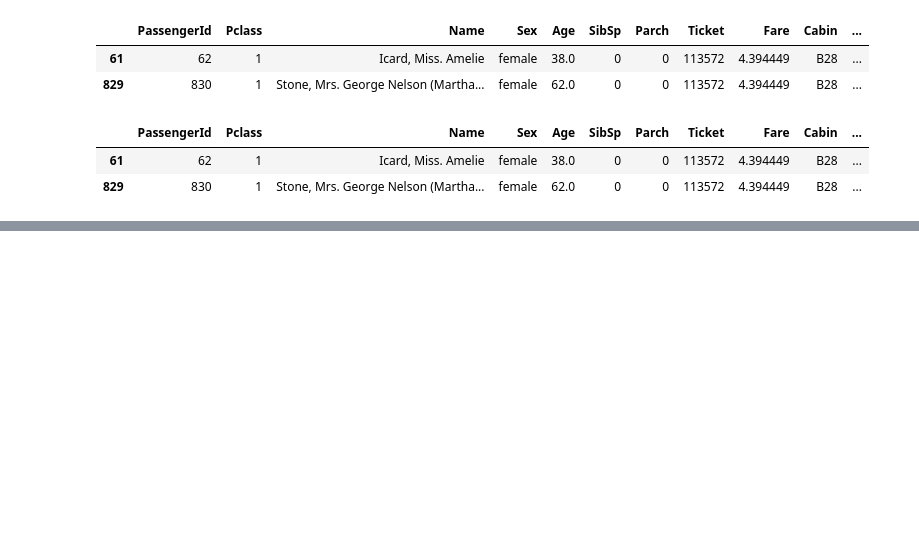
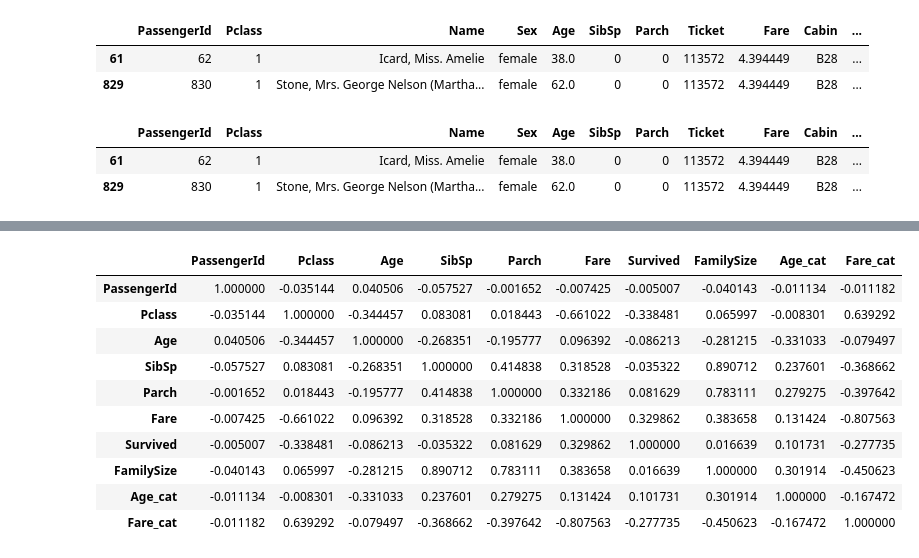
Before and after one commit to Mujoung-Kim/Spart_study, a Jupyter notebook: code/Titanic.ipynb, the cells around one changed output, grey strips where cells are left out. Drawn from its saved outputs; the diff is of its cells as text; code cells hidden in the pictures; blank space fills up the shorter version.

```diff
--- a/code/Titanic.ipynb
+++ b/code/Titanic.ipynb
@@ -523,0 +601,13 @@ df_train.loc[[61, 829]]
+# %%
+for index, value in enumerate(df_train['Age_cat'].unique()) :
+	df_train['Age_cat'].replace(value, index, inplace=True)
+# %%
+fare_mean = df_train['Fare'].mean()
+# %%
+def category_fare(fare) :
+	if fare > fare_mean :
+		return 0
+	else :
+		return 1
+# %%
+df_train['Fare_cat'] = df_train['Fare'].apply(category_fare)
@@ -523,0 +628,14 @@ df_train.loc[[61, 829]]
+# %%
+df_train.corr()
+# %% [output]
+|  | PassengerId | Pclass | Age | SibSp | Parch | Fare | Survived | FamilySize | Age_cat | Fare_cat |
+| PassengerId | 1.000000 | -0.035144 | 0.040506 | -0.057527 | -0.001652 | -0.007425 | -0.005007 | -0.040143 | -0.011134 | -0.011182 |
+| Pclass | -0.035144 | 1.000000 | -0.344457 | 0.083081 | 0.018443 | -0.661022 | -0.338481 | 0.065997 | -0.008301 | 0.639292 |
+| Age | 0.040506 | -0.344457 | 1.000000 | -0.268351 | -0.195777 | 0.096392 | -0.086213 | -0.281215 | -0.331033 | -0.079497 |
+| SibSp | -0.057527 | 0.083081 | -0.268351 | 1.000000 | 0.414838 | 0.318528 | -0.035322 | 0.890712 | 0.237601 | -0.368662 |
+| Parch | -0.001652 | 0.018443 | -0.195777 | 0.414838 | 1.000000 | 0.332186 | 0.081629 | 0.783111 | 0.279275 | -0.397642 |
+| Fare | -0.007425 | -0.661022 | 0.096392 | 0.318528 | 0.332186 | 1.000000 | 0.329862 | 0.383658 | 0.131424 | -0.807563 |
+| Survived | -0.005007 | -0.338481 | -0.086213 | -0.035322 | 0.081629 | 0.329862 | 1.000000 | 0.016639 | 0.101731 | -0.277735 |
+| FamilySize | -0.040143 | 0.065997 | -0.281215 | 0.890712 | 0.783111 | 0.383658 | 0.016639 | 1.000000 | 0.301914 | -0.450623 |
+| Age_cat | -0.011134 | -0.008301 | -0.331033 | 0.237601 | 0.279275 | 0.131424 | 0.101731 | 0.301914 | 1.000000 | -0.167472 |
+| Fare_cat | -0.011182 | 0.639292 | -0.079497 | -0.368662 | -0.397642 | -0.807563 | -0.277735 | -0.450623 | -0.167472 | 1.000000 |
```
Also changed, not shown: parts of 41 cells of this notebook.
